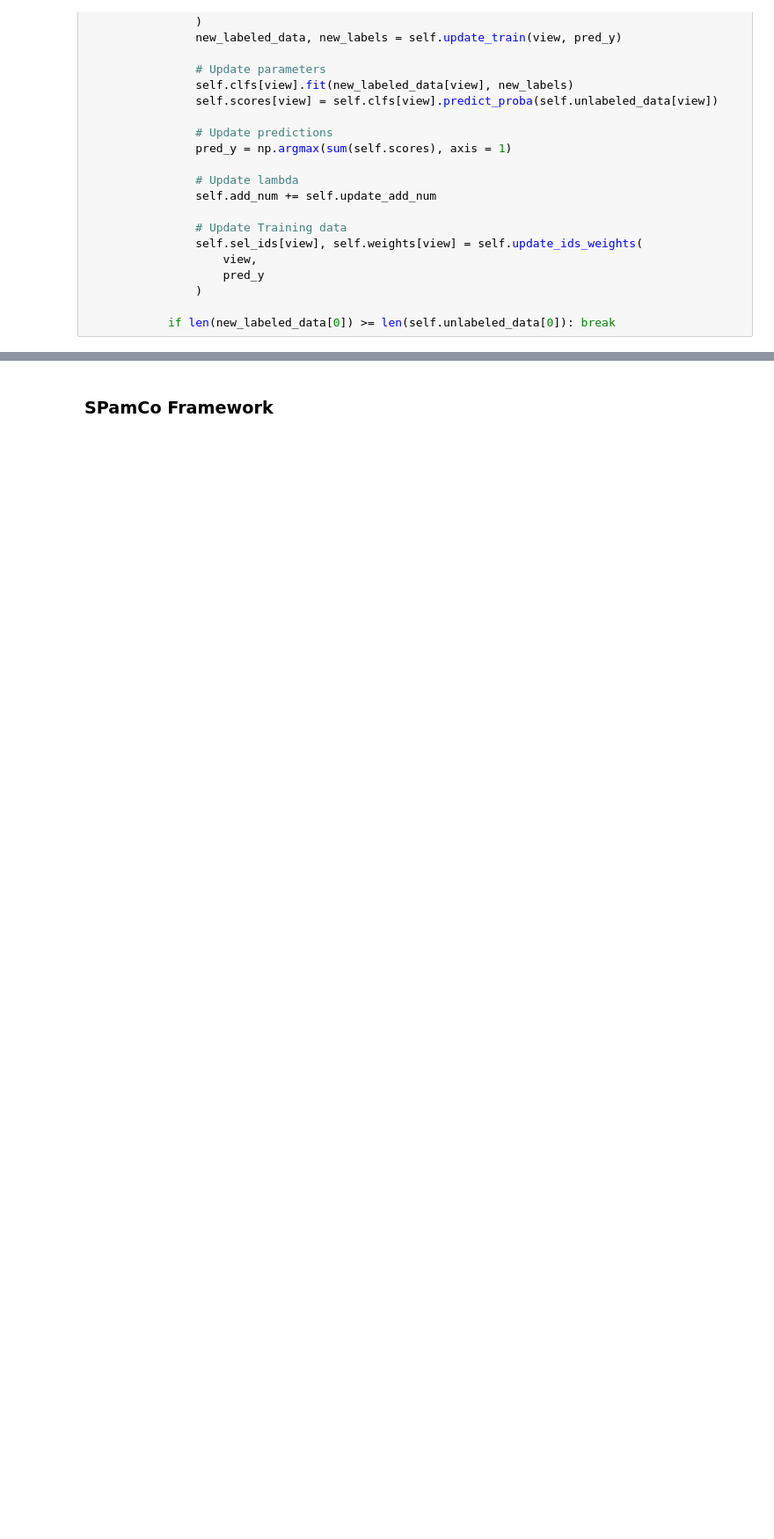
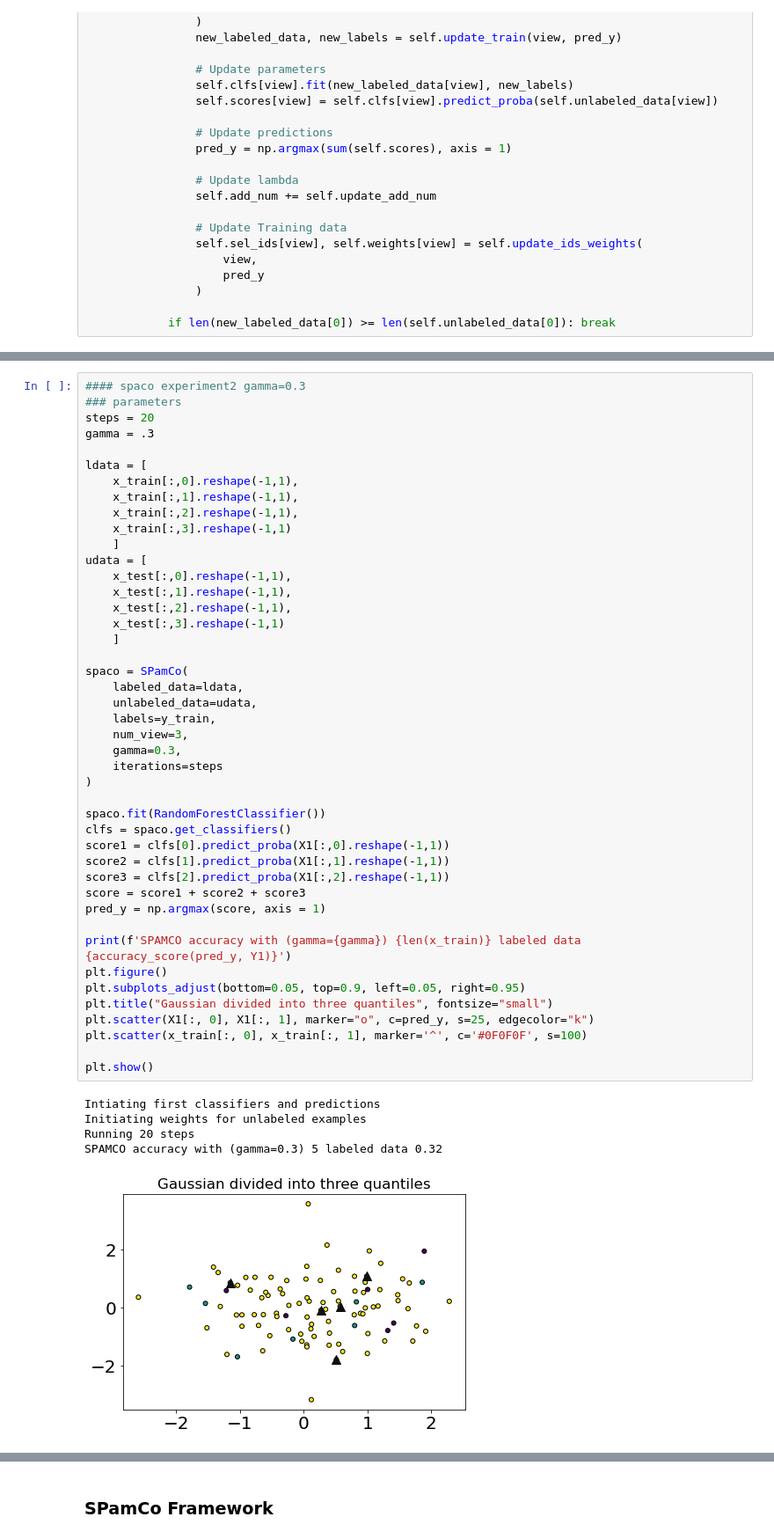
Before and after one commit to patrickboswell/MLA, a Jupyter notebook: MultilabelClassificationToyExample.ipynb, the cells around one changed output, grey strips where cells are left out. Shown at 88% size. Saved outputs shown, nothing was run; the diff lists cells and outputs as text; blank space fills up the shorter version.

```diff
--- a/MultilabelClassificationToyExample.ipynb
+++ b/MultilabelClassificationToyExample.ipynb
@@ -198,3 +305,53 @@ class SPamCo:
+# %%
+#### spaco experiment2 gamma=0.3
+### parameters
+steps = 20
+gamma = .3
+
+ldata = [
+    x_train[:,0].reshape(-1,1),
+    x_train[:,1].reshape(-1,1),
+    x_train[:,2].reshape(-1,1),
+    x_train[:,3].reshape(-1,1)
+    ]
+udata = [
+    x_test[:,0].reshape(-1,1),
+    x_test[:,1].reshape(-1,1),
+    x_test[:,2].reshape(-1,1),
+    x_test[:,3].reshape(-1,1)
+    ]
+
+spaco = SPamCo(
+    labeled_data=ldata,
+    unlabeled_data=udata,
+    labels=y_train,
+    num_view=3,
+    gamma=0.3,
+    iterations=steps
+)
+
+spaco.fit(RandomForestClassifier())
+clfs = spaco.get_classifiers()
+score1 = clfs[0].predict_proba(X1[:,0].reshape(-1,1))
+score2 = clfs[1].predict_proba(X1[:,1].reshape(-1,1))
+score3 = clfs[2].predict_proba(X1[:,2].reshape(-1,1))
+score = score1 + score2 + score3
+pred_y = np.argmax(score, axis = 1)
+
+print(f'SPAMCO accuracy with (gamma={gamma}) {len(x_train)} labeled data {accuracy_score(pred_y, Y1)}')
+plt.figure()
+plt.subplots_adjust(bottom=0.05, top=0.9, left=0.05, right=0.95)
+plt.title("Gaussian divided into three quantiles", fontsize="small")
+plt.scatter(X1[:, 0], X1[:, 1], marker="o", c=pred_y, s=25, edgecolor="k")
+plt.scatter(x_train[:, 0], x_train[:, 1], marker='^', c='#0F0F0F', s=100)
+
+plt.show()
+# %% [output]
+Intiating first classifiers and predictions
+Initiating weights for unlabeled examples
+Running 20 steps
+SPAMCO accuracy with (gamma=0.3) 5 labeled data 0.32
+[figure, added]
 # %%
 ###Generate data for Binary Classification
 def get_data(random_seed):
```
Also changed, not shown: parts of 7 cells of this notebook.
